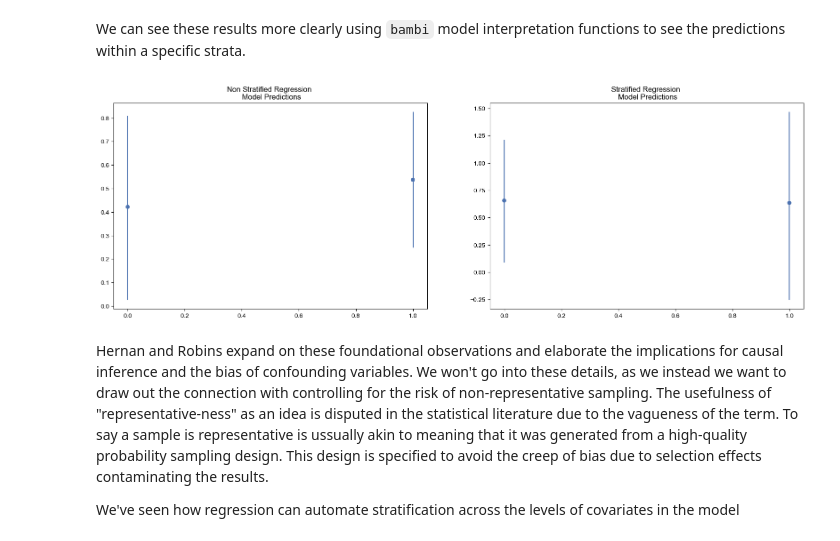
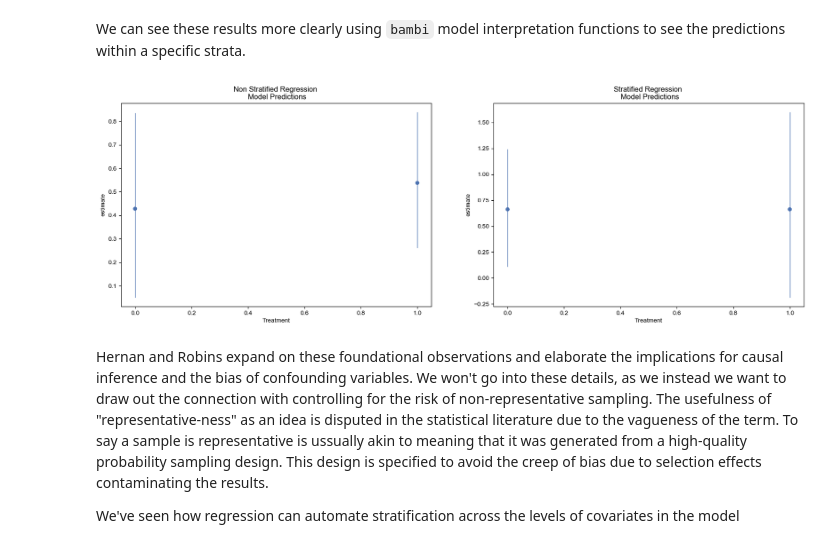
Before and after one commit to bambinos/bambi, a Jupyter notebook: docs/notebooks/mister_p.ipynb, the cells around one changed output. Saved outputs shown, nothing was run; the diff lists cells and outputs as text; code cells hidden in the pictures.

```diff
--- a/docs/notebooks/mister_p.ipynb
+++ b/docs/notebooks/mister_p.ipynb
@@ -219,23 +219,23 @@ We can see these results more clearly using `bambi` model interpretation functio
 # %%
 fig, axs = plt.subplots(1, 2, figsize=(20, 6))
 
 p1 = bmb.interpret.plot_predictions(
     reg,
     results,
-    "Treatment",
+    ["Treatment"],
     fig_kwargs={"title": "Non Stratified Regression \n Model Predictions"}
-)
+    )
 p2 = bmb.interpret.plot_predictions(
     reg_strata,
     results_strata,
-    "Treatment",
+    ["Treatment"],
     fig_kwargs={"title": "Stratified Regression \n Model Predictions"}
-)
+    )
 
 p1.on(axs[0]).plot()
 p2.on(axs[1]).plot().show()
 # %% [output]
-[figure, old version]
+[figure, new version]
 # %% [markdown]
 Hernan and Robins expand on these foundational observations and elaborate the implications for causal inference and the bias of confounding variables. We won't go into these details, as we instead we want to draw out the connection with controlling for the risk of non-representative sampling. The usefulness of "representative-ness" as an idea is disputed in the statistical literature due to the vagueness of the term. To say a sample is representative is ussually akin to meaning that it was generated from a high-quality probability sampling design. This design is specified to avoid the creep of bias due to selection effects contaminating the results.
 
```
Also changed, not shown: parts of 17 cells of this notebook, 7 other files.
